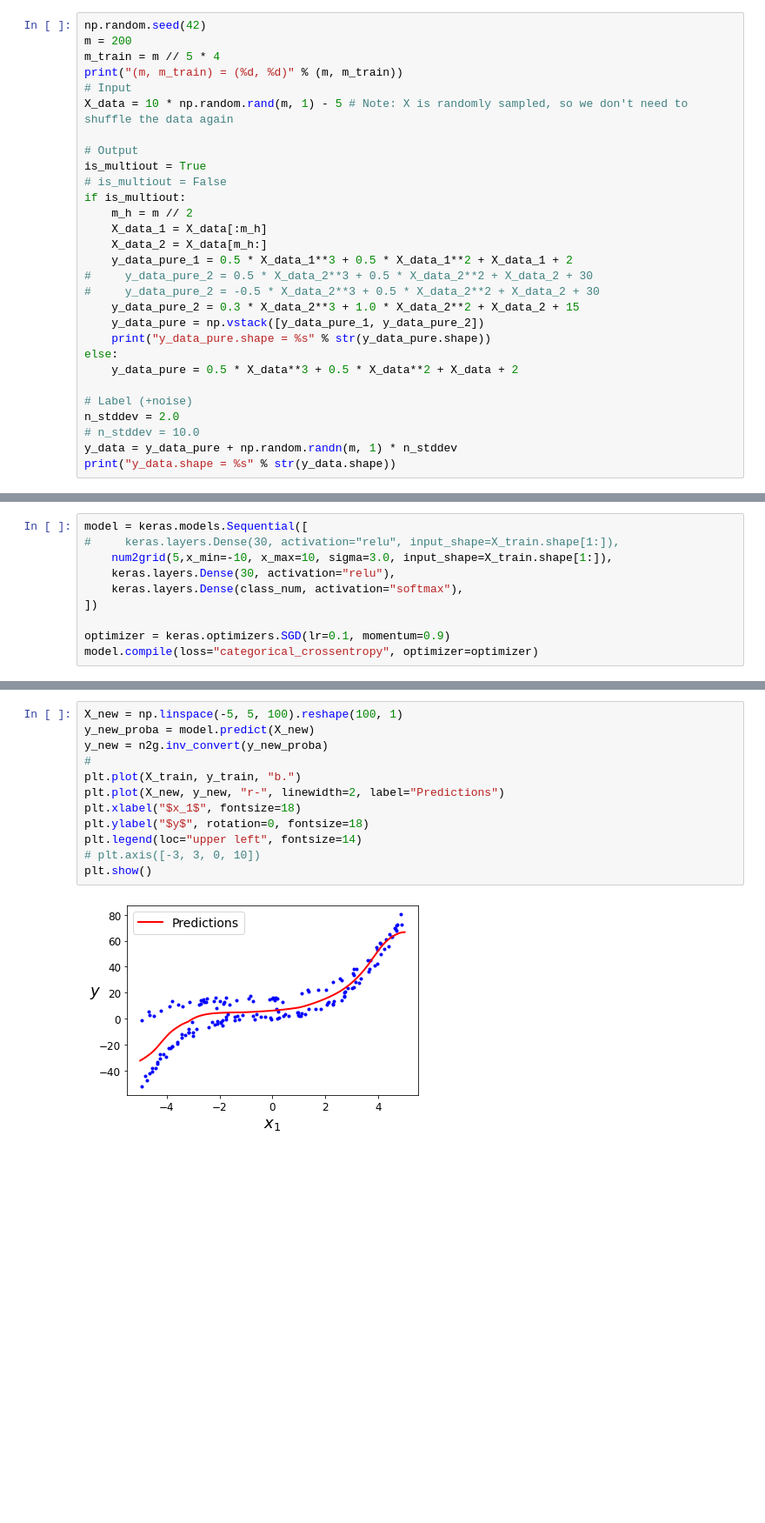
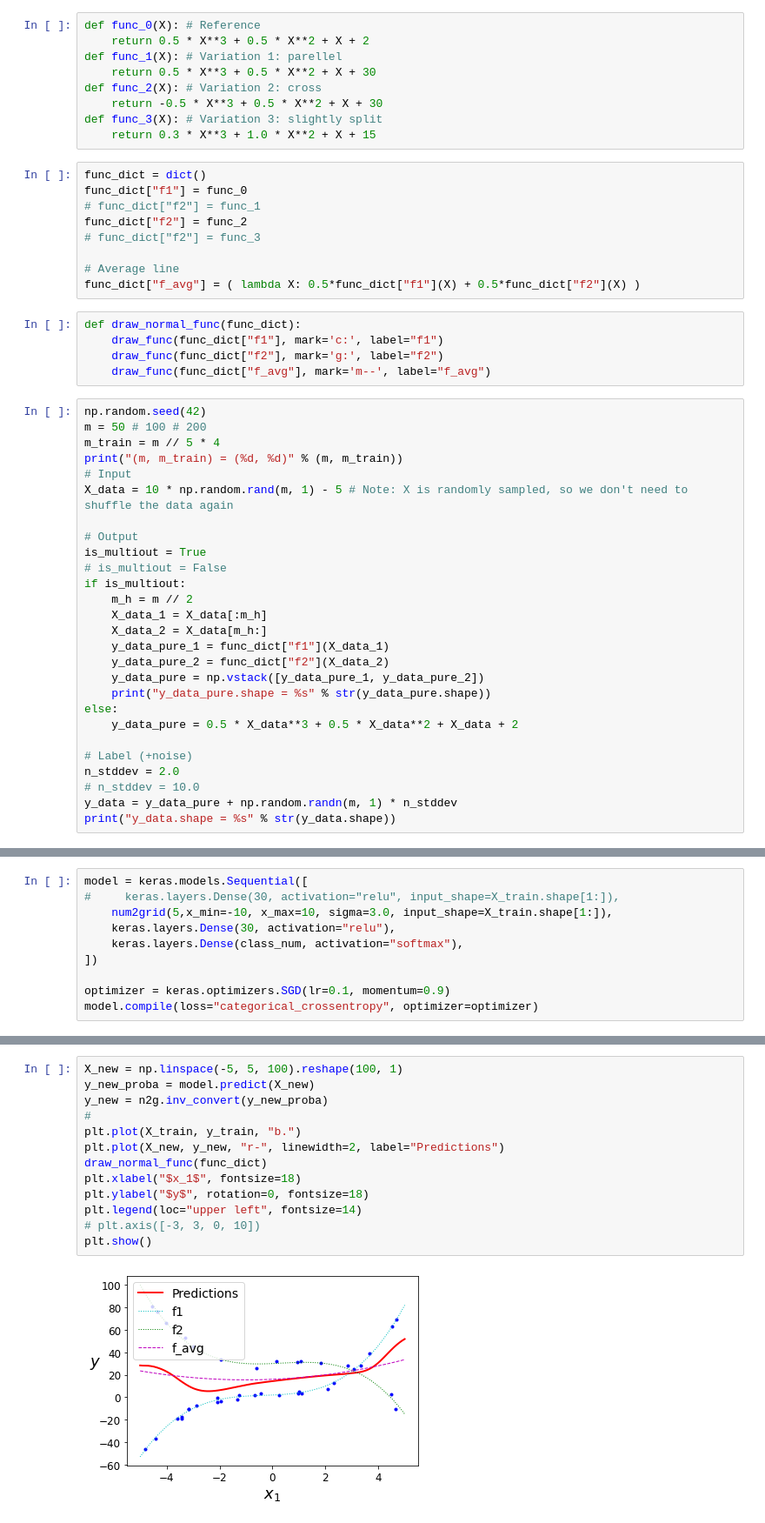
Before and after one commit to Benson516/HandsOnML2_learn, a Jupyter notebook: regression test.ipynb, the cells around one changed output, grey strips where cells are left out. Shown: that part at 87% size. Cells and saved outputs as stored; diff of their text form; blank space fills up the shorter version.

Commit message:
Plot the standard functions

```diff
--- a/regression test.ipynb
+++ b/regression test.ipynb
@@ -13,8 +19,31 @@ mpl.rc('ytick', labelsize=12)
 # %% [markdown]
 Generate polynomial data
+# %%
+def func_0(X): # Reference
+    return 0.5 * X**3 + 0.5 * X**2 + X + 2
+def func_1(X): # Variation 1: parellel
+    return 0.5 * X**3 + 0.5 * X**2 + X + 30
+def func_2(X): # Variation 2: cross
+    return -0.5 * X**3 + 0.5 * X**2 + X + 30
+def func_3(X): # Variation 3: slightly split
+    return 0.3 * X**3 + 1.0 * X**2 + X + 15
+# %%
+func_dict = dict()
+func_dict["f1"] = func_0
+# func_dict["f2"] = func_1
+func_dict["f2"] = func_2
+# func_dict["f2"] = func_3
+
+# Average line
+func_dict["f_avg"] = ( lambda X: 0.5*func_dict["f1"](X) + 0.5*func_dict["f2"](X) )
+# %%
+def draw_normal_func(func_dict):
+    draw_func(func_dict["f1"], mark='c:', label="f1")
+    draw_func(func_dict["f2"], mark='g:', label="f2")
+    draw_func(func_dict["f_avg"], mark='m--', label="f_avg")
 # %%
 np.random.seed(42)
-m = 200
+m = 50 # 100 # 200
 m_train = m // 5 * 4
 print("(m, m_train) = (%d, %d)" % (m, m_train))
 # Input
@@ -27,10 +56,8 @@ if is_multiout:
     m_h = m // 2
     X_data_1 = X_data[:m_h]
     X_data_2 = X_data[m_h:]
-    y_data_pure_1 = 0.5 * X_data_1**3 + 0.5 * X_data_1**2 + X_data_1 + 2
-#     y_data_pure_2 = 0.5 * X_data_2**3 + 0.5 * X_data_2**2 + X_data_2 + 30
-#     y_data_pure_2 = -0.5 * X_data_2**3 + 0.5 * X_data_2**2 + X_data_2 + 30
-    y_data_pure_2 = 0.3 * X_data_2**3 + 1.0 * X_data_2**2 + X_data_2 + 15
+    y_data_pure_1 = func_dict["f1"](X_data_1)
+    y_data_pure_2 = func_dict["f2"](X_data_2)
     y_data_pure = np.vstack([y_data_pure_1, y_data_pure_2])
     print("y_data_pure.shape = %s" % str(y_data_pure.shape))
 else:
@@ -324,17 +354,18 @@ plt.show()
 # %%
 X_new = np.linspace(-5, 5, 100).reshape(100, 1)
 y_new_proba = model.predict(X_new)
 y_new = n2g.inv_convert(y_new_proba)
 #
 plt.plot(X_train, y_train, "b.")
 plt.plot(X_new, y_new, "r-", linewidth=2, label="Predictions")
+draw_normal_func(func_dict)
 plt.xlabel("$x_1$", fontsize=18)
 plt.ylabel("$y$", rotation=0, fontsize=18)
 plt.legend(loc="upper left", fontsize=14)
 # plt.axis([-3, 3, 0, 10])
 plt.show()
 # %% [output]
-[figure, old version]
+[figure, new version]
 # %%
 xv, yv = np.meshgrid(X_new, np.linspace(n2g.x_min, n2g.x_max, n2g.units))
 # print(xv)
```
Also changed, not shown: parts of 15 cells of this notebook.
